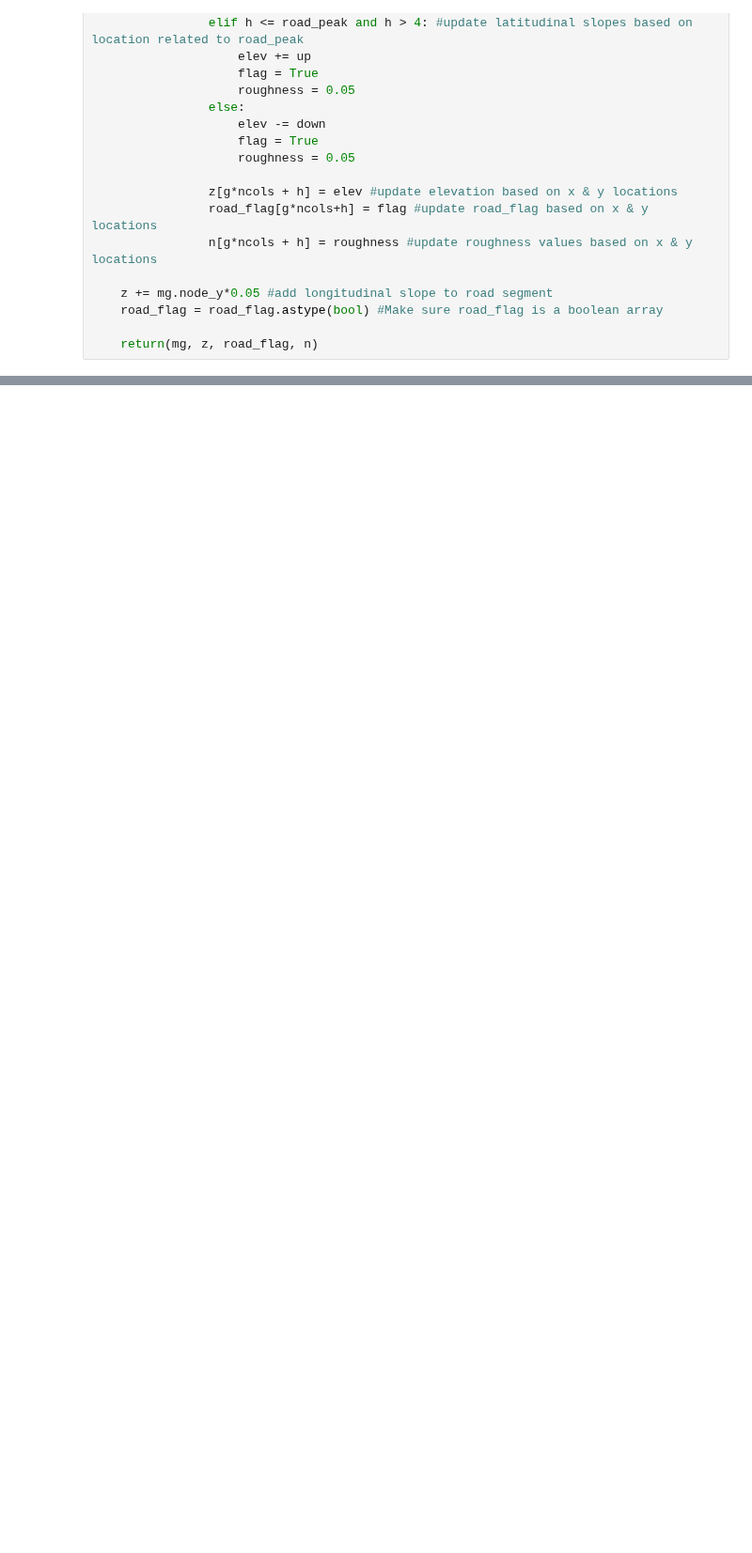
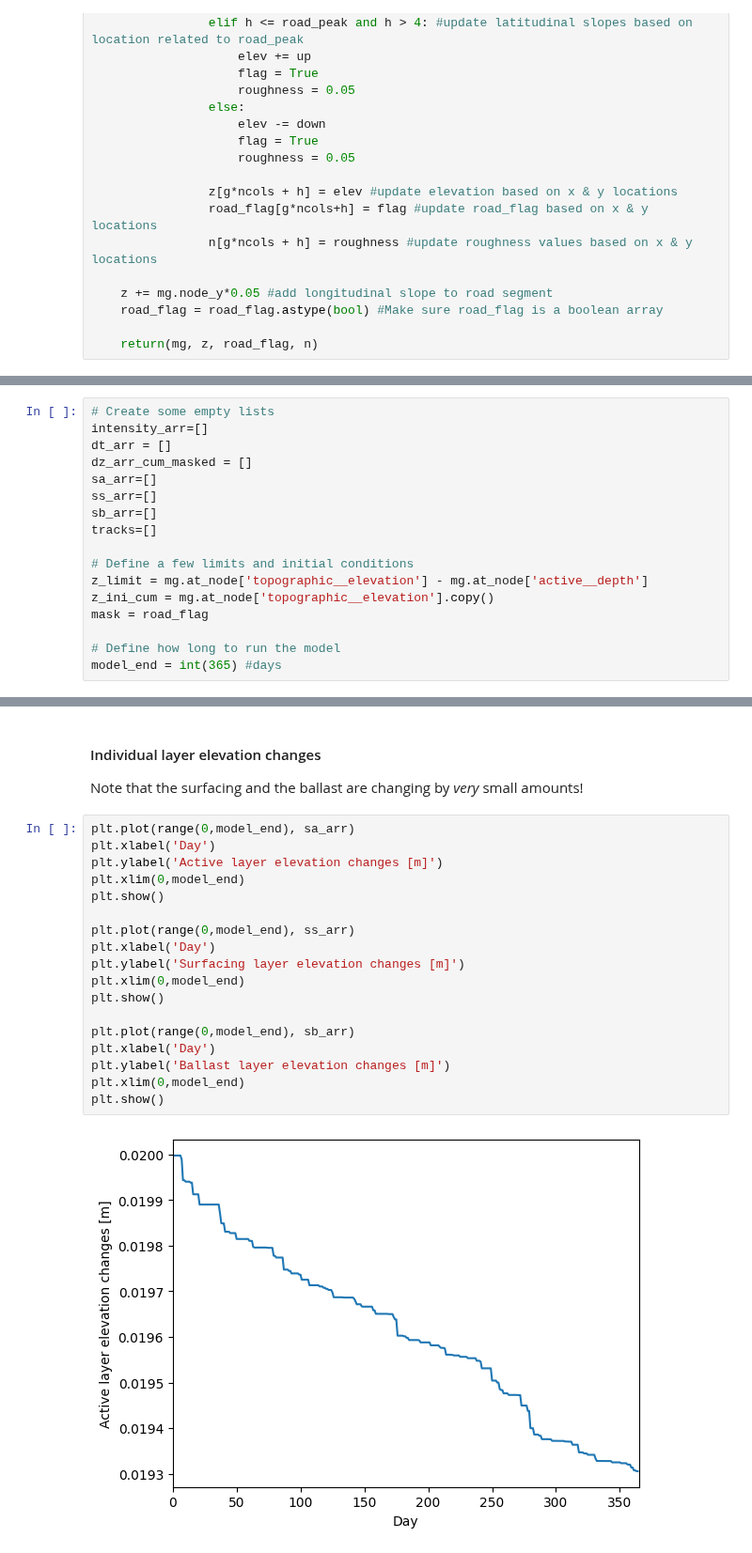
Before and after one commit to adalvis/roads_model, a Jupyter notebook: tutorials/FullModel_tutorial.ipynb, the cells around one changed output, grey strips where cells are left out. Shown at 94% size. Saved outputs shown, nothing was run; the diff lists cells and outputs as text; blank space fills up the shorter version.

Commit message:
Finished full model tutorial

```diff
--- a/tutorials/FullModel_tutorial.ipynb
+++ b/tutorials/FullModel_tutorial.ipynb
@@ -304,0 +210,17 @@ for i in range(0, model_end): #loop through model days
+# %%
+# Create some empty lists
+intensity_arr=[]
+dt_arr = []
+dz_arr_cum_masked = []
+sa_arr=[]
+ss_arr=[]
+sb_arr=[]
+tracks=[]
+
+# Define a few limits and initial conditions
+z_limit = mg.at_node['topographic__elevation'] - mg.at_node['active__depth']
+z_ini_cum = mg.at_node['topographic__elevation'].copy()
+mask = road_flag
+
+# Define how long to run the model
+model_end = int(365) #days
@@ -406,0 +402,24 @@ plt.show()
+# %% [markdown]
+#### Individual layer elevation changes
+
+Note that the surfacing and the ballast are changing by *very* small amounts!
+# %%
+plt.plot(range(0,model_end), sa_arr)
+plt.xlabel('Day')
+plt.ylabel('Active layer elevation changes [m]')
+plt.xlim(0,model_end)
+plt.show()
+
+plt.plot(range(0,model_end), ss_arr)
+plt.xlabel('Day')
+plt.ylabel('Surfacing layer elevation changes [m]')
+plt.xlim(0,model_end)
+plt.show()
+
+plt.plot(range(0,model_end), sb_arr)
+plt.xlabel('Day')
+plt.ylabel('Ballast layer elevation changes [m]')
+plt.xlim(0,model_end)
+plt.show()
+# %% [output]
+[figure, added]
```
Also changed, not shown: parts of 57 cells of this notebook.
